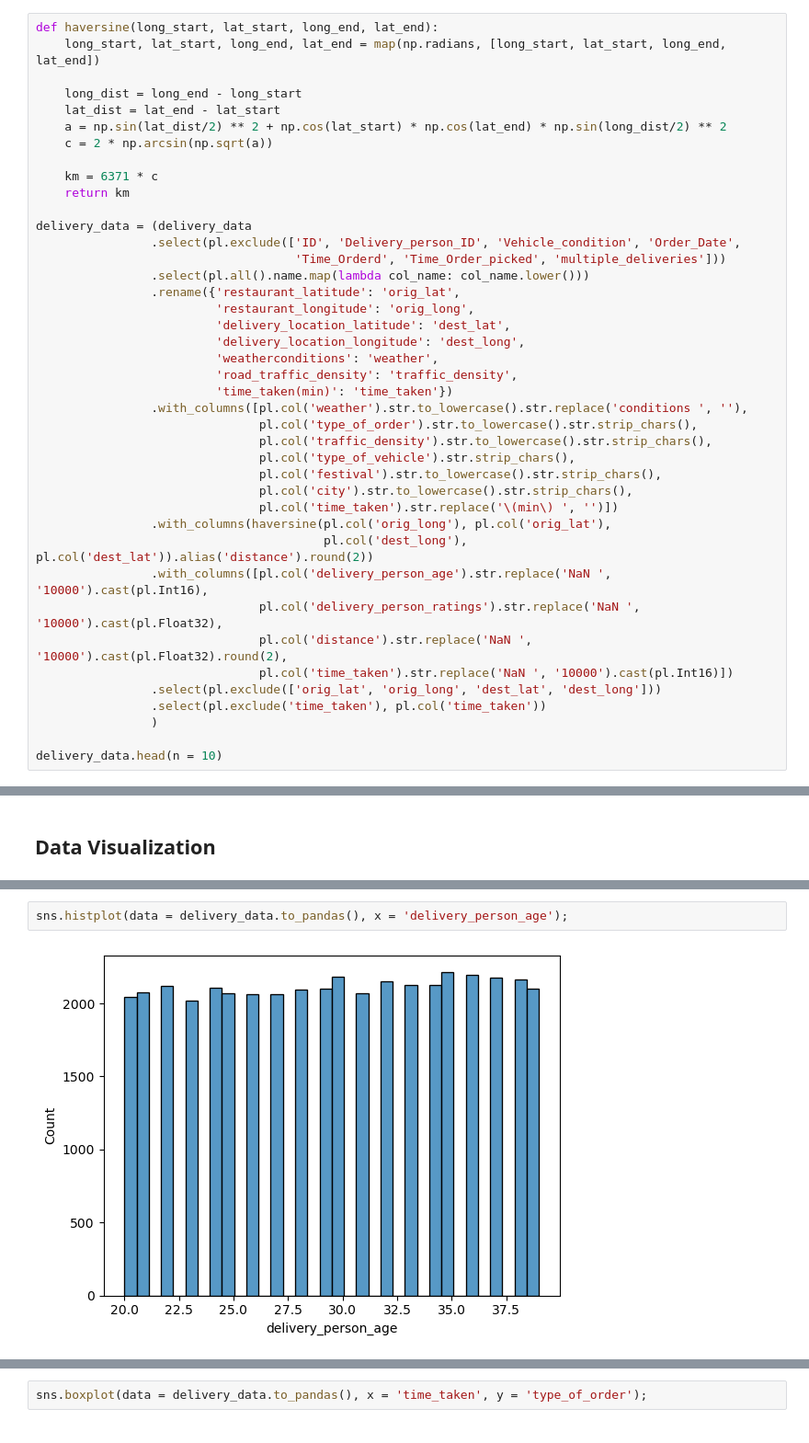
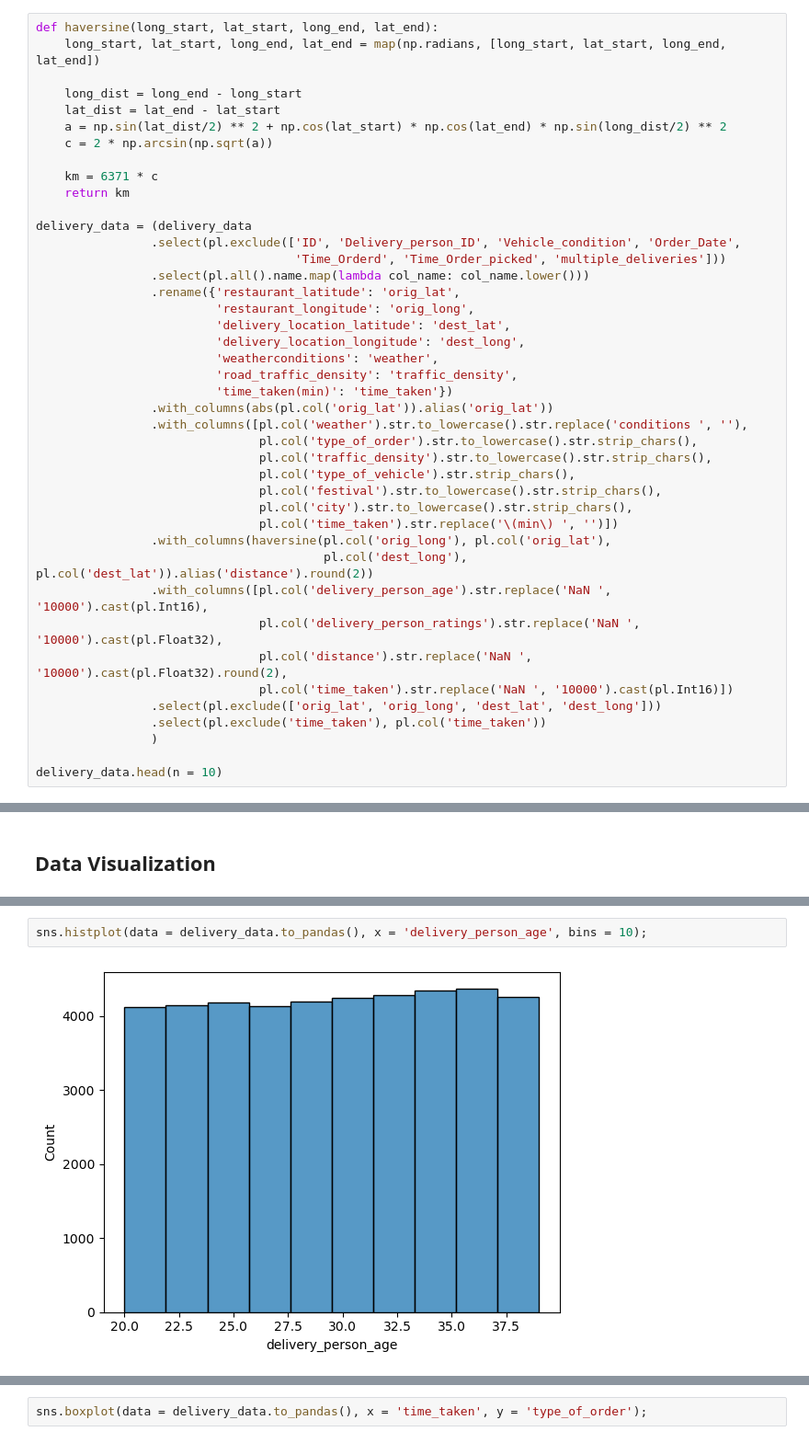
Before and after one commit to kcpGOAT/food-delivery-ML, a Jupyter notebook: food_delay.ipynb, the cells around one changed output, grey strips where cells are left out. Shown at 92% size. Drawn from its saved outputs; the diff is of its cells as text.

```diff
--- a/food_delay.ipynb
+++ b/food_delay.ipynb
@@ -45,6 +52,7 @@ delivery_data = (delivery_data
                          'weatherconditions': 'weather',
                          'road_traffic_density': 'traffic_density',
                          'time_taken(min)': 'time_taken'})
+                .with_columns(abs(pl.col('orig_lat')).alias('orig_lat'))
                 .with_columns([pl.col('weather').str.to_lowercase().str.replace('conditions ', ''),
                                pl.col('type_of_order').str.to_lowercase().str.strip_chars(),
                                pl.col('traffic_density').str.to_lowercase().str.strip_chars(),
@@ -132,5 +140,5 @@ sns.histplot(data = delivery_data.to_pandas(), x = 'distance');
 # %%
-sns.histplot(data = delivery_data.to_pandas(), x = 'delivery_person_age');
+sns.histplot(data = delivery_data.to_pandas(), x = 'delivery_person_age', bins = 10);
 # %% [output]
-[figure, old version]
+[figure, new version]
 # %%
```
Also changed, not shown: parts of 24 cells of this notebook.
